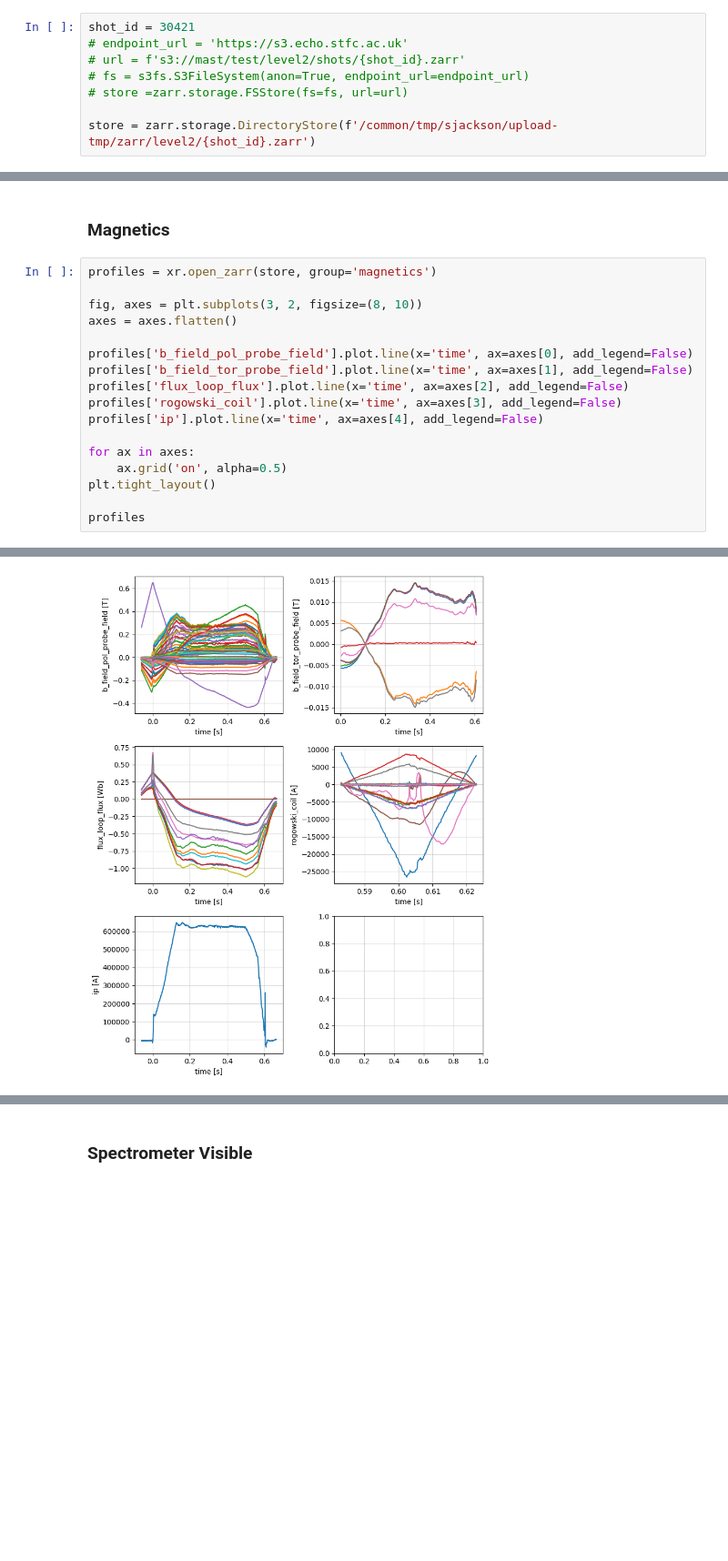
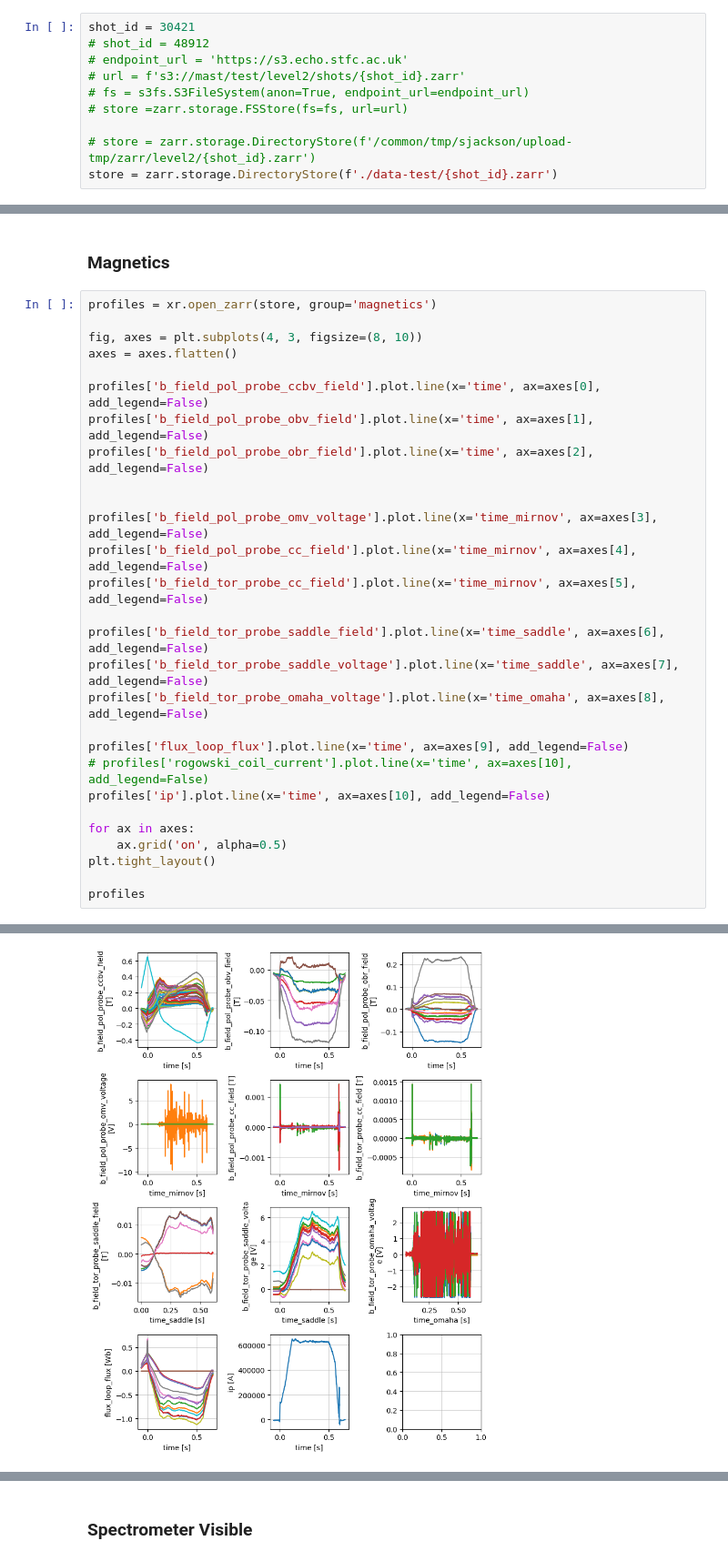
Before and after one commit to ukaea/fair-mast-ingestion, a Jupyter notebook: notebooks/level2_plot_profiles_mast.ipynb, the cells around one changed output, grey strips where cells are left out. Shown at 91% size. Cells and saved outputs as stored; diff of their text form; blank space fills up the shorter version.

```diff
--- a/notebooks/level2_plot_profiles_mast.ipynb
+++ b/notebooks/level2_plot_profiles_mast.ipynb
@@ -23,12 +23,14 @@ def plot_1d_profiles(profiles: xr.Dataset):
     plt.tight_layout()
 # %%
 shot_id = 30421
+# shot_id = 48912
 # endpoint_url = 'https://s3.echo.stfc.ac.uk'
 # url = f's3://mast/test/level2/shots/{shot_id}.zarr'
 # fs = s3fs.S3FileSystem(anon=True, endpoint_url=endpoint_url)
 # store =zarr.storage.FSStore(fs=fs, url=url)
 
-store = zarr.storage.DirectoryStore(f'/common/tmp/sjackson/upload-tmp/zarr/level2/{shot_id}.zarr')
+# store = zarr.storage.DirectoryStore(f'/common/tmp/sjackson/upload-tmp/zarr/level2/{shot_id}.zarr')
+store = zarr.storage.DirectoryStore(f'./data-test/{shot_id}.zarr')
 # %% [markdown]
 ### Pulse Schedule Profiles
 # %%
@@ -131,14 +214,25 @@ Data variables:
 # %%
 profiles = xr.open_zarr(store, group='magnetics')
 
-fig, axes = plt.subplots(3, 2, figsize=(8, 10))
+fig, axes = plt.subplots(4, 3, figsize=(8, 10))
 axes = axes.flatten()
 
-profiles['b_field_pol_probe_field'].plot.line(x='time', ax=axes[0], add_legend=False)
-profiles['b_field_tor_probe_field'].plot.line(x='time', ax=axes[1], add_legend=False)
-profiles['flux_loop_flux'].plot.line(x='time', ax=axes[2], add_legend=False)
-profiles['rogowski_coil'].plot.line(x='time', ax=axes[3], add_legend=False)
-profiles['ip'].plot.line(x='time', ax=axes[4], add_legend=False)
+profiles['b_field_pol_probe_ccbv_field'].plot.line(x='time', ax=axes[0], add_legend=False)
+profiles['b_field_pol_probe_obv_field'].plot.line(x='time', ax=axes[1], add_legend=False)
+profiles['b_field_pol_probe_obr_field'].plot.line(x='time', ax=axes[2], add_legend=False)
+
+
+profiles['b_field_pol_probe_omv_voltage'].plot.line(x='time_mirnov', ax=axes[3], add_legend=False)
+profiles['b_field_pol_probe_cc_field'].plot.line(x='time_mirnov', ax=axes[4], add_legend=False)
+profiles['b_field_tor_probe_cc_field'].plot.line(x='time_mirnov', ax=axes[5], add_legend=False)
+
+profiles['b_field_tor_probe_saddle_field'].plot.line(x='time_saddle', ax=axes[6], add_legend=False)
+profiles['b_field_tor_probe_saddle_voltage'].plot.line(x='time_saddle', ax=axes[7], add_legend=False)
+profiles['b_field_tor_probe_omaha_voltage'].plot.line(x='time_omaha', ax=axes[8], add_legend=False)
+
+profiles['flux_loop_flux'].plot.line(x='time', ax=axes[9], add_legend=False)
+# profiles['rogowski_coil_current'].plot.line(x='time', ax=axes[10], add_legend=False)
+profiles['ip'].plot.line(x='time', ax=axes[10], add_legend=False)
 
 for ax in axes:
     ax.grid('on', alpha=0.5)
@@ -248 +260 @@ A
-[figure, old version]
+[figure, new version]
```
Also changed, not shown: parts of 17 cells of this notebook, 1 other file.
